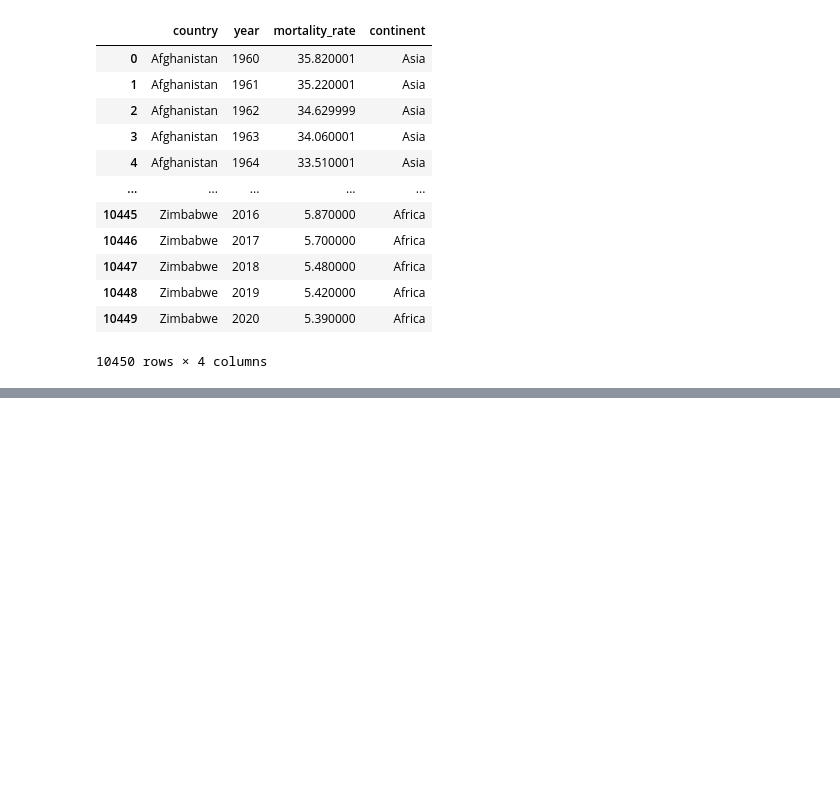
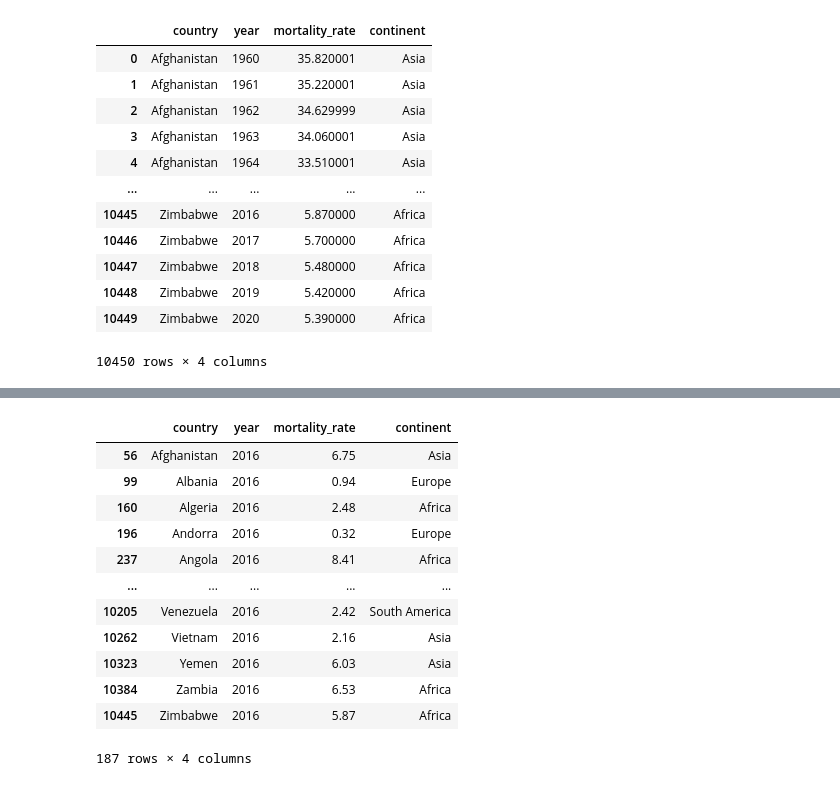
Before and after one commit to ongdisheng/FIT3179, a Jupyter notebook: project2/data/preprocess.ipynb, the cells around one changed output, grey strips where cells are left out. Saved outputs shown, nothing was run; the diff lists cells and outputs as text; code cells hidden in the pictures; blank space fills up the shorter version.

```diff
--- a/project2/data/preprocess.ipynb
+++ b/project2/data/preprocess.ipynb
@@ -976,0 +999,8 @@ final.to_csv('boxplot.csv')
+# %%
+mortality.columns = ['country', 'code', 'year', 'mortality_rate']
+# %%
+mortality = mortality[['country', 'year', 'mortality_rate']]
+# %%
+continent = pd.read_csv('continent.csv')
+# %%
+final = pd.merge(mortality, continent, on='country')
@@ -976,0 +1023,17 @@ final.to_csv('boxplot.csv')
+# %%
+final = final[final['year'] == 2016]
+final
+# %% [output]
+|  | country | year | mortality_rate | continent |
+| 56 | Afghanistan | 2016 | 6.75 | Asia |
+| 99 | Albania | 2016 | 0.94 | Europe |
+| 160 | Algeria | 2016 | 2.48 | Africa |
+| 196 | Andorra | 2016 | 0.32 | Europe |
+| 237 | Angola | 2016 | 8.41 | Africa |
+| ... | ... | ... | ... | ... |
+| 10205 | Venezuela | 2016 | 2.42 | South America |
+| 10262 | Vietnam | 2016 | 2.16 | Asia |
+| 10323 | Yemen | 2016 | 6.03 | Asia |
+| 10384 | Zambia | 2016 | 6.53 | Africa |
+| 10445 | Zimbabwe | 2016 | 5.87 | Africa |
+187 rows × 4 columns
```
Also changed, not shown: parts of 5 cells of this notebook, 1 other file.
